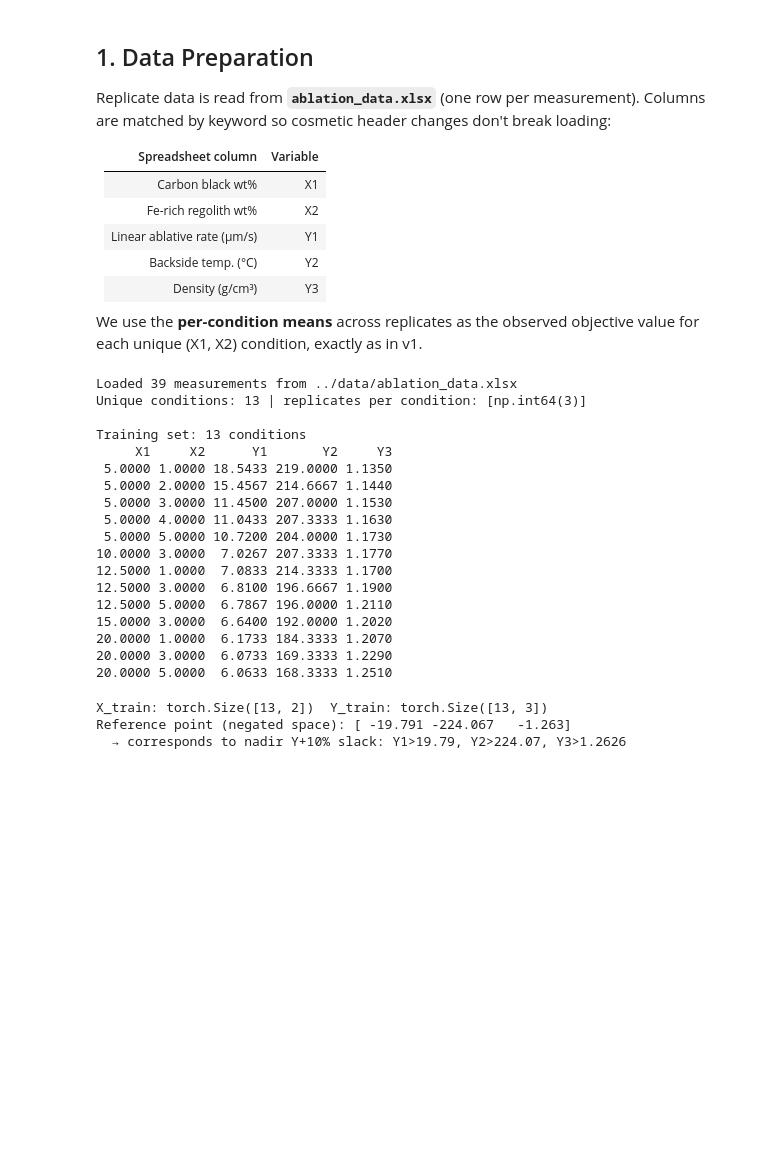
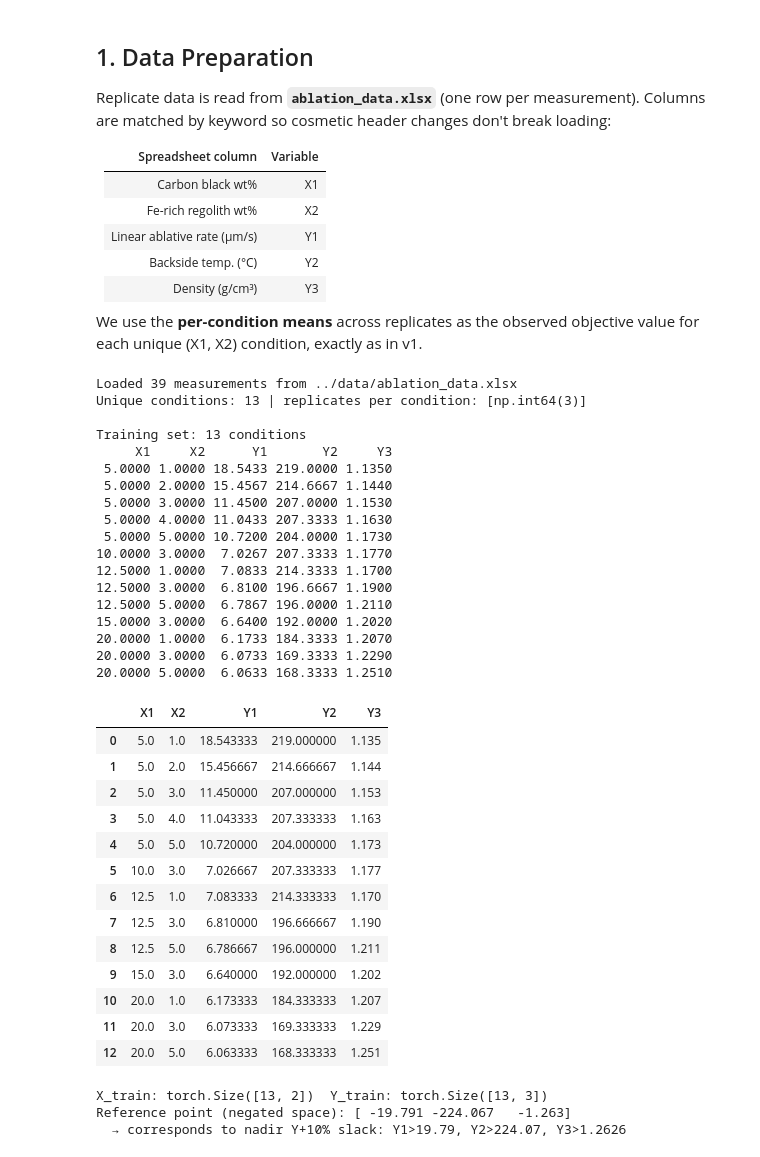
Before and after one commit to Chris1504-fdz/ablation_zone_study, a Jupyter notebook: notebooks/mobo_analysis_v2.ipynb, the cells around one changed output. Drawn from its saved outputs; the diff is of its cells as text; code cells hidden in the pictures; blank space fills up the shorter version.

```diff
--- a/notebooks/mobo_analysis_v2.ipynb
+++ b/notebooks/mobo_analysis_v2.ipynb
@@ -90,33 +90,48 @@ col_map = {
 }
 df = df_xlsx.rename(columns=col_map)[['X1', 'X2', 'Y1', 'Y2', 'Y3']].astype(float)
 
 rep_counts = df.groupby(['X1', 'X2']).size()
 print(f"Loaded {len(df)} measurements from {DATA_FILE}")
 print(f"Unique conditions: {len(rep_counts)} | replicates per condition: {sorted(rep_counts.unique())}")
 
 # Per-condition means
 df_mean = df.groupby(['X1','X2'])[['Y1','Y2','Y3']].mean().reset_index()
 print(f"\nTraining set: {df_mean.shape[0]} conditions")
 print(df_mean.to_string(index=False, float_format='{:.4f}'.format))
+display(df_mean)
 # %% [output]
 Loaded 39 measurements from ../data/ablation_data.xlsx
 Unique conditions: 13 | replicates per condition: [np.int64(3)]
 
 Training set: 13 conditions
      X1     X2      Y1       Y2     Y3
  5.0000 1.0000 18.5433 219.0000 1.1350
  5.0000 2.0000 15.4567 214.6667 1.1440
  5.0000 3.0000 11.4500 207.0000 1.1530
  5.0000 4.0000 11.0433 207.3333 1.1630
  5.0000 5.0000 10.7200 204.0000 1.1730
 10.0000 3.0000  7.0267 207.3333 1.1770
 12.5000 1.0000  7.0833 214.3333 1.1700
 12.5000 3.0000  6.8100 196.6667 1.1900
 12.5000 5.0000  6.7867 196.0000 1.2110
 15.0000 3.0000  6.6400 192.0000 1.2020
 20.0000 1.0000  6.1733 184.3333 1.2070
 20.0000 3.0000  6.0733 169.3333 1.2290
 20.0000 5.0000  6.0633 168.3333 1.2510
+|  | X1 | X2 | Y1 | Y2 | Y3 |
+| 0 | 5.0 | 1.0 | 18.543333 | 219.000000 | 1.135 |
+| 1 | 5.0 | 2.0 | 15.456667 | 214.666667 | 1.144 |
+| 2 | 5.0 | 3.0 | 11.450000 | 207.000000 | 1.153 |
+| 3 | 5.0 | 4.0 | 11.043333 | 207.333333 | 1.163 |
+| 4 | 5.0 | 5.0 | 10.720000 | 204.000000 | 1.173 |
+| 5 | 10.0 | 3.0 | 7.026667 | 207.333333 | 1.177 |
+| 6 | 12.5 | 1.0 | 7.083333 | 214.333333 | 1.170 |
+| 7 | 12.5 | 3.0 | 6.810000 | 196.666667 | 1.190 |
+| 8 | 12.5 | 5.0 | 6.786667 | 196.000000 | 1.211 |
+| 9 | 15.0 | 3.0 | 6.640000 | 192.000000 | 1.202 |
+| 10 | 20.0 | 1.0 | 6.173333 | 184.333333 | 1.207 |
+| 11 | 20.0 | 3.0 | 6.073333 | 169.333333 | 1.229 |
+| 12 | 20.0 | 5.0 | 6.063333 | 168.333333 | 1.251 |
 # %%
 # ── Scale inputs to [0, 1] ──────────────────────────────────────────────────
 X_bounds_orig = np.array([[5.0, 1.0], [20.0, 5.0]])   # [lb, ub] per dim
```
Also changed, not shown: parts of 11 cells of this notebook, 5 other files.
